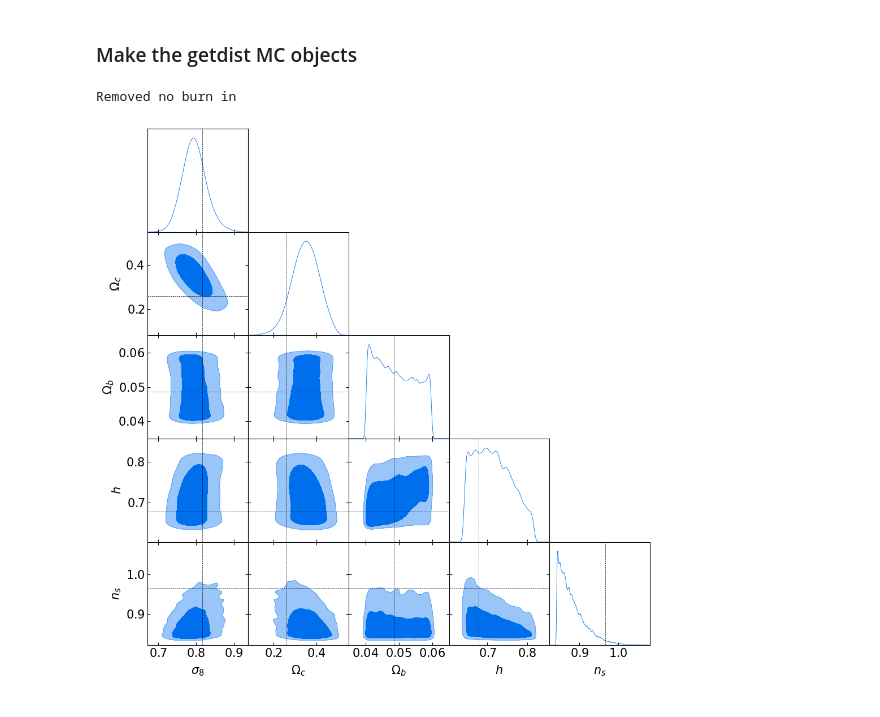
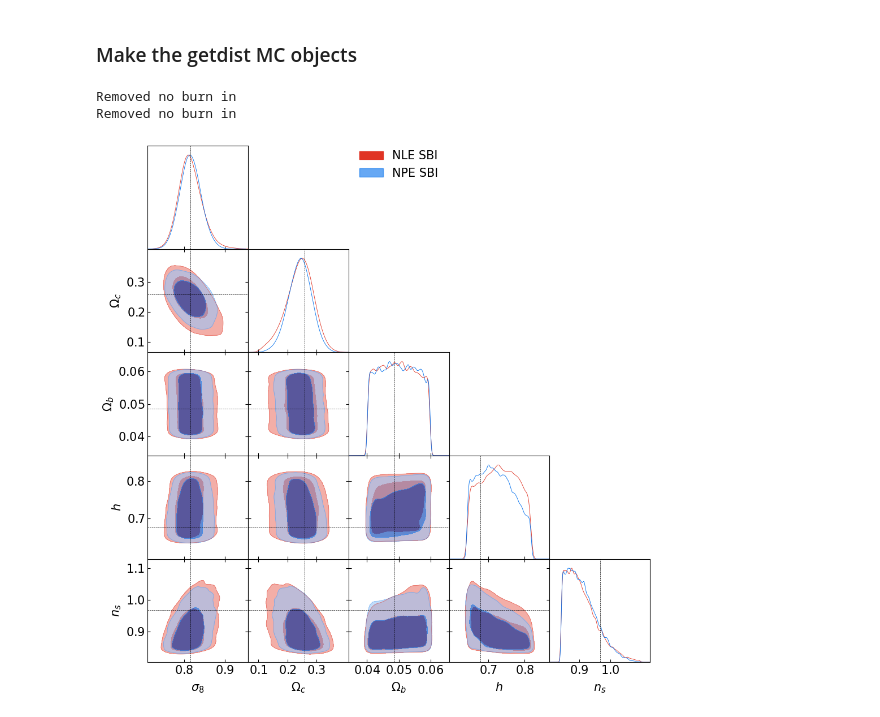
Before and after one commit to astro-informatics/sbi_tutorial, a Jupyter notebook: cosmology_sbi_tutorial.ipynb, the cells around one changed output. Drawn from its saved outputs; the diff is of its cells as text; code cells hidden in the pictures.

```diff
--- a/cosmology_sbi_tutorial.ipynb
+++ b/cosmology_sbi_tutorial.ipynb
@@ -305,0 +335,9 @@ nle_posterior_log_probs = posterior.potential(nle_posterior_theta.detach(), x=to
+# %%
+for _ in range(num_rounds):
+    theta = npe_proposal.sample((num_sims,))
+    x = chunked_simulator(theta.detach().numpy(), chunk_size=10)
+    compressed_x = np.asarray(x)@evecs # This is the step where we apply the compression from above to our simulated data
+    compressed_x = torch.tensor(compressed_x, dtype=torch.float32)
+    _ = npe_inference.append_simulations(theta, compressed_x, proposal=npe_proposal).train()
+    npe_posterior = npe_inference.build_posterior().set_default_x(compressed_obs)
+    npe_proposal = npe_posterior
@@ -306,3 +354,8 @@ nle_posterior_log_probs = posterior.potential(nle_posterior_theta.detach(), x=to
+# %%
+npe_posterior_theta = npe_posterior.sample((20000,), x=compressed_obs)
+# %%
+npe_posterior_samples = npe_posterior_theta.detach().numpy()
+npe_posterior_log_probs = npe_posterior.potential(npe_posterior_theta.detach(), x=torch.tensor(compressed_obs, dtype=torch.float32)).numpy()
 # %% [markdown]
 ## Plot!
 # %%
@@ -314,16 +367,27 @@ truth_marker = dict(zip(params, truth))
 # %%
 nle_samples = MCSamples(
     samples=nle_posterior_samples,
+    loglikes=nle_posterior_log_probs,
     names=params,
     labels=param_labels,
-    label="Super SBI model",
+    label="NLE SBI",
     sampler="mcmc",
 )
+
+npe_samples = MCSamples(
+    samples=npe_posterior_samples,
+    loglikes=npe_posterior_log_probs,
+    names=params,
+    labels=param_labels,
+    label="NPE SBI",
+    sampler="mcmc",
+)
 # %% [output]
 Removed no burn in
+Removed no burn in
 # %%
 triangle_plot(
-    [nle_samples],
+    [nle_samples, npe_samples],
     truth=truth_marker)
 # %% [output]
-[figure, old version]
+[figure, new version]
```
Also changed, not shown: parts of 33 cells of this notebook.
